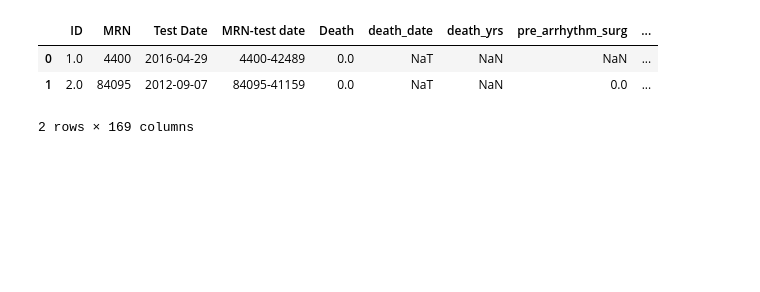
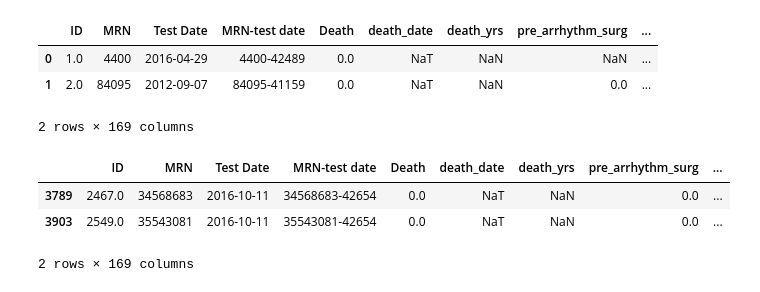
Before and after one commit to Nevineleven/CPET-AI, a Jupyter notebook: parsing.ipynb, the cells around one changed output. Cells and saved outputs as stored; diff of their text form; code cells hidden in the pictures; blank space fills up the shorter version.

```diff
--- a/parsing.ipynb
+++ b/parsing.ipynb
@@ -49,6 +72,13 @@ outcomes_data.head(2)
 | 0 | 1.0 | 4400 | 2016-04-29 | 4400-42489 | 0.0 | NaT | NaN | NaN | ... |
 | 1 | 2.0 | 84095 | 2012-09-07 | 84095-41159 | 0.0 | NaT | NaN | 0.0 | ... |
 2 rows × 169 columns
+# %%
+outcomes_data[outcomes_data['Test Date'] == pd.to_datetime("10/11/2016", format='%m/%d/%Y')]
+# %% [output]
+|  | ID | MRN | Test Date | MRN-test date | Death | death_date | death_yrs | pre_arrhythm_surg | ... |
+| 3789 | 2467.0 | 34568683 | 2016-10-11 | 34568683-42654 | 0.0 | NaT | NaN | 0.0 | ... |
+| 3903 | 2549.0 | 35543081 | 2016-10-11 | 35543081-42654 | 0.0 | NaT | NaN | 0.0 | ... |
+2 rows × 169 columns
 # %%
 from src.outcomeParsing import preprocess
 
```
Also changed, not shown: parts of 19 cells of this notebook, 1 other file.
